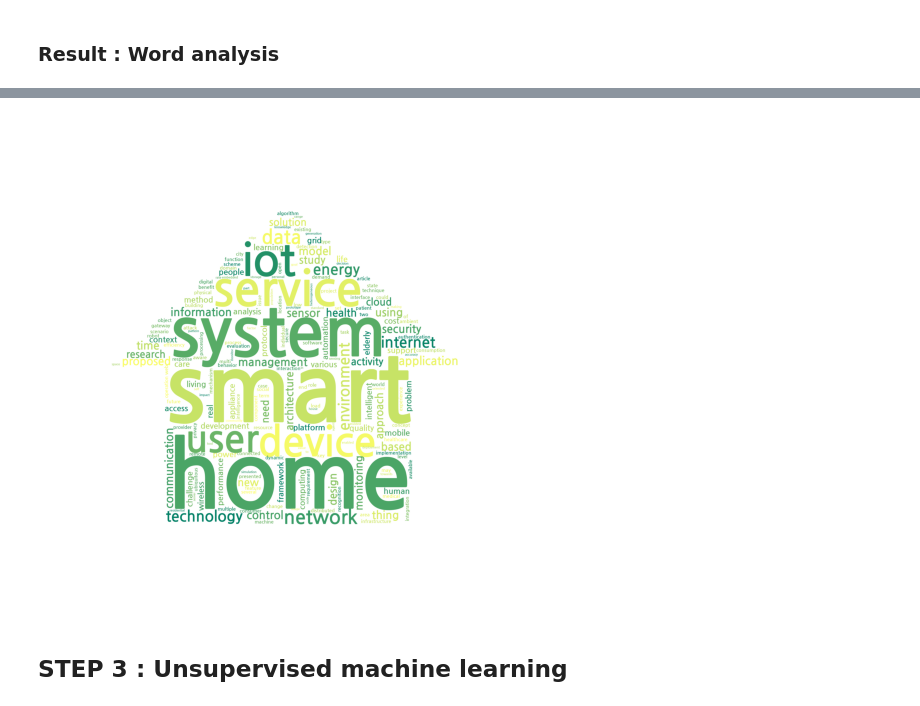
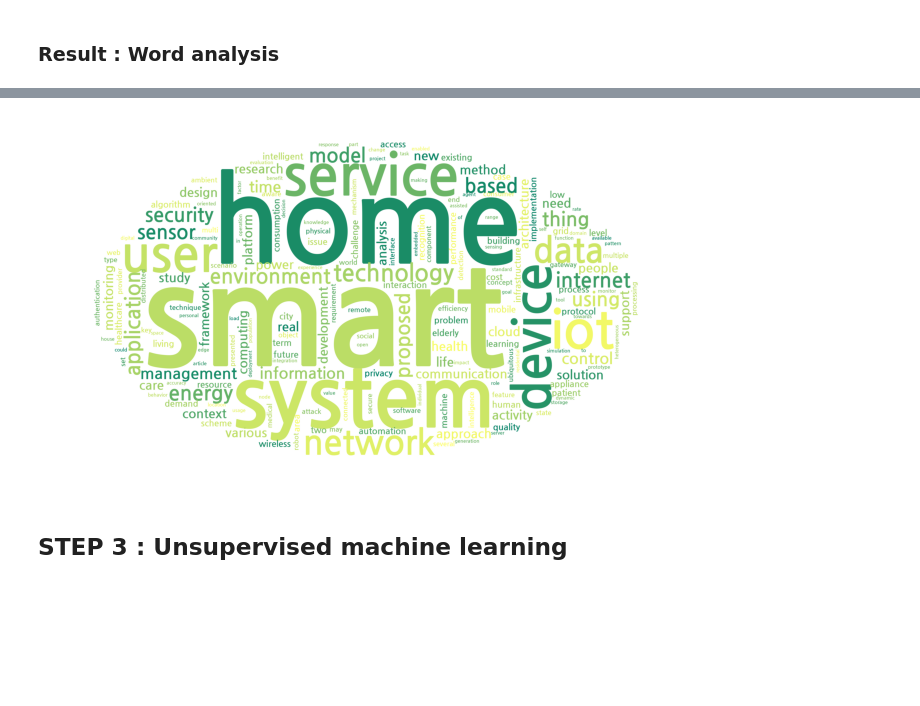
Before and after one commit to Geunhyeong-Han/shs-literature-text-mining, a Jupyter notebook: main.ipynb, the cells around one changed output, grey strips where cells are left out. Cells and saved outputs as stored; diff of their text form; code cells hidden in the pictures; blank space fills up the shorter version.

Commit message:
Colaboratory를 통해 생성됨

```diff
--- a/main.ipynb
+++ b/main.ipynb
@@ -638,7 +620,7 @@ checking_1.to_csv('/content/drive/MyDrive/Colab Notebooks/Smart_Home_Service/cor
 # %%
 from PIL import Image
 
-shs_mask = np.array(Image.open('/content/drive/MyDrive/Colab Notebooks/Smart_Home_Service/house.png'))
+shs_mask = np.array(Image.open('/content/drive/MyDrive/Colab Notebooks/Smart_Home_Service/mask.png'))
 # %%
 !apt-get update -qq
 !apt-get install fonts-nanum* -qq
@@ -678,35 +660,35 @@ dot_product = tfidf_array.T.dot(tfidf_array)
 dot_product_means = np.mean(dot_product, axis=0).reshape(-1, 1)
 
 lda_model = LatentDirichletAllocation(n_components=1)
 lda_model.fit(tfidf_array)
 lda_scores = lda_model.components_[0].reshape(-1, 1)
 
 scaler = MinMaxScaler()
 scaled_values = scaler.fit_transform(np.hstack([tfidf_means, cosine_means, cosine_similarities, dot_product_means, lda_scores]))
 
 keyword_values = np.sum(scaled_values, axis=1)
 
 if np.isnan(keyword_values).any():
     keyword_values = np.nan_to_num(keyword_values)
 
 palettes = ['spring', 'summer', 'seismic','PuBu']
 
 # 워드 클라우드 그리기
 wordcloud = WordCloud(background_color ='White',
                       mode="RGB",
                       mask = shs_mask,
                       colormap='summer',
                       width = 800,
                       height = 800,
                       font_path=path,
-                      scale=7,stopwords = stop_words).generate_from_frequencies(dict(zip(vectorizer.get_feature_names_out(), keyword_values)))
+                      scale=7,stopwords = list(stop_words).append('proposed')).generate_from_frequencies(dict(zip(vectorizer.get_feature_names_out(), keyword_values)))
 
 plt.axis('off')
 plt.tight_layout(pad=0)
 plt.imshow(wordcloud, interpolation='antialiased')
 plt.show()
 # %% [output]
-[figure, old version]
+[figure, new version]
 # %% [markdown]
 ## STEP 3 : Unsupervised machine learning
 # %%
```
Also changed, not shown: parts of 9 cells of this notebook.
